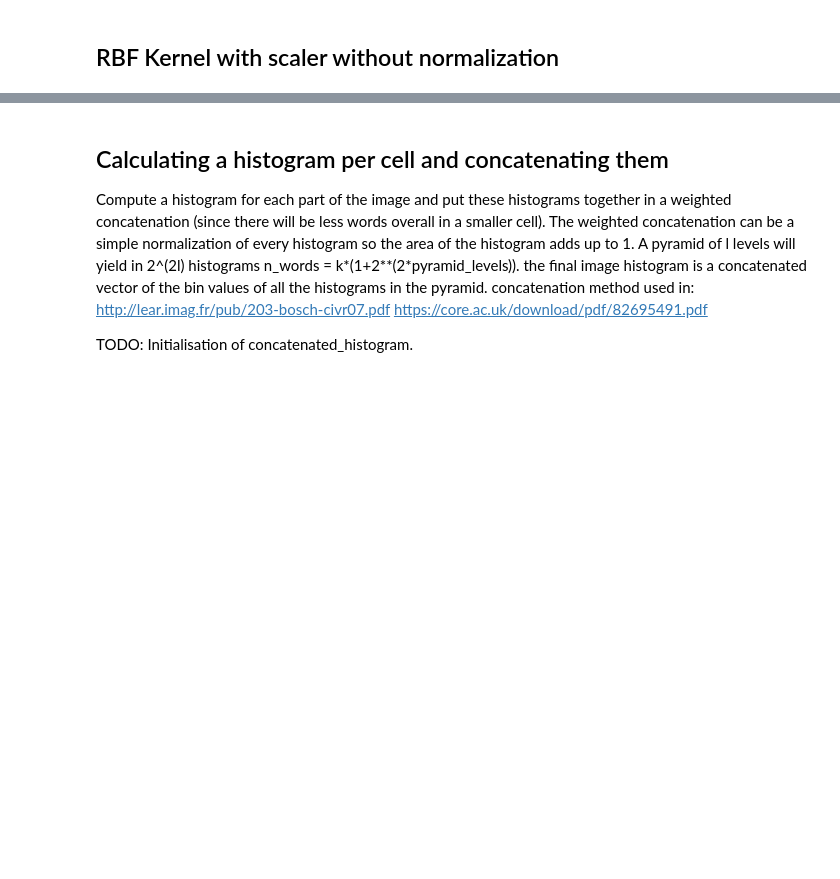
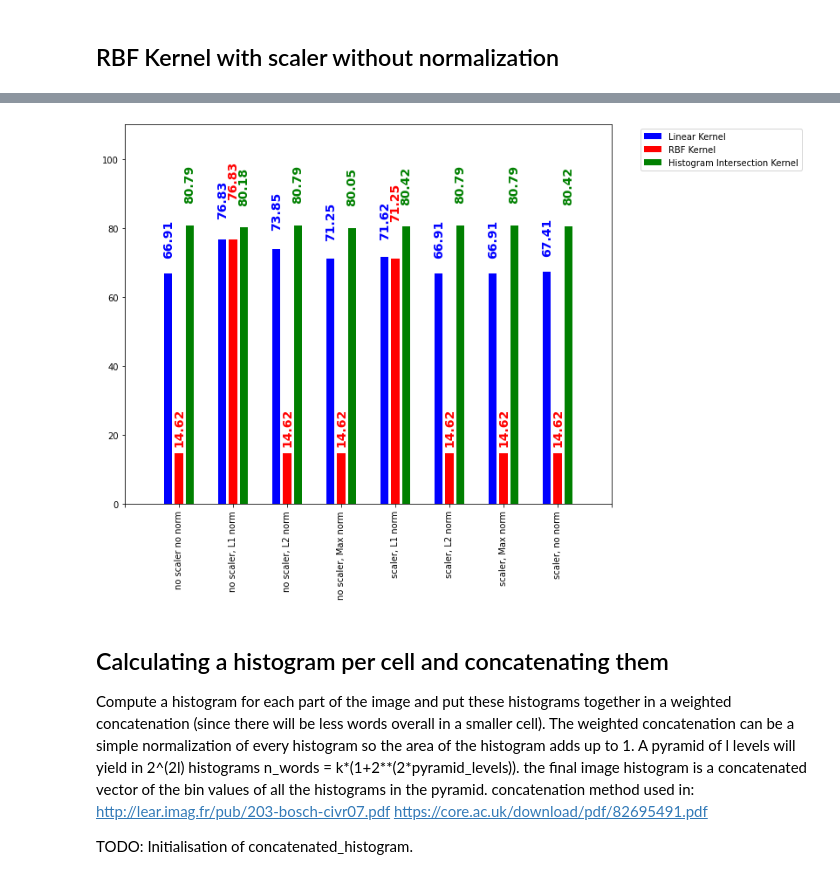
Before and after one commit to StanleyAlbayeros/MCV-M3-MLCV-G02, a Jupyter notebook: SVM_Scale_Norm_data.ipynb, the cells around one changed output, grey strips where cells are left out. Saved outputs shown, nothing was run; the diff lists cells and outputs as text; code cells hidden in the pictures; blank space fills up the shorter version.

Commit message:
scale norm data

```diff
--- a/SVM_Scale_Norm_data.ipynb
+++ b/SVM_Scale_Norm_data.ipynb
@@ -83,0 +102,20 @@ ax.bar(range(0,len(visual_words[0])),visual_words[1])
+# %%
+hist_clf = svm.SVC(kernel=intersection_kernel_cmp)
+hist_clf.fit(visual_words, train_labels)
+visual_words_test=np.zeros((len(test_images_filenames),k),dtype=np.float32)
+
+for i in range(len(test_images_filenames)):
+    filename=test_images_filenames[i]
+    ima=cv2.imread(filename)
+    gray=cv2.cvtColor(ima,cv2.COLOR_BGR2GRAY)
+
+    des=compute_dense_sift(gray,SIFTdetector, step)
+    words=codebook.predict(des)
+    visual_words_test[i,:]=np.bincount(words,minlength=k).reshape(1,-1)
+
+scores = cross_val_score(hist_clf, visual_words_test, test_labels, cv=5)
+hist_accuracy_noNorm_noScaler=scores.mean()*100
+hist_data.append(hist_accuracy_noNorm_noScaler)
+
+
+print("Histogram kernel without scaler without normalization accuracy: {}".format(hist_accuracy_noNorm_noScaler))
@@ -389,0 +590,59 @@ RBF kernel without scaler with normalization accuracy: 14.621578099838967 Time e
+# %%
+outputPickle = "scale_norm_data.pkl"
+file = open(outputPickle, 'rb')
+data = cPickle.load(file)
+file.close()
+for thing in data:
+    print(thing)
+
+lin_graph_data = []
+rbf_graph_data = []
+hist_graph_data = []
+
+lin_graph_data = data[0]
+rbf_graph_data = data[1]
+hist_graph_data = data[2]
+
+length = len(lin_graph_data)
+x = np.arange(length)
+
+categories_labels = ["", "no scaler no norm", "no scaler, L1 norm", "no scaler, L2 norm", "no scaler, Max norm", "scaler, L1 norm", "scaler, L2 norm", "scaler, Max norm", "scaler, no norm"]
+
+fig = plt.figure(figsize=(10,8))
+ax = fig.add_subplot(111)
+
+plt.axis([-1, 8, 0, 110])
+width = 0.2
+barwidth = 0.15
+
+plt.xticks(rotation=90, ha="center")
+ax.set_xticklabels(categories_labels)
+
+
+# plt.scatter(categories_labels, lin_graph_data)
+
+ax.bar(x-width, lin_graph_data, barwidth, color='b', label='Linear Kernel')
+ax.bar(x, rbf_graph_data, barwidth, color='r', label='RBF Kernel')
+ax.bar(x + width, hist_graph_data, barwidth, color='g', label='Histogram Intersection Kernel')
+
+
+# ax.scatter(categories_labels, lin_graph_data, s=150, c='b', marker="D", alpha=1, label='Linear Kernel')
+# ax.scatter(categories_labels, rbf_graph_data, s=150, c='r', marker="s", alpha=0.5,  label='RBF Kernel')
+# ax.scatter(categories_labels, hist_graph_data, s=150, c='g', marker="P", alpha=0.75,  label='Histogram Intersection Kernel')
+
+
+
+plt.legend(loc='upper left', bbox_to_anchor=(1.05, 1));
+
+idx = 0
+
+for i, txt in enumerate(lin_graph_data):
+    lin_txt = "{:.2f}".format(txt)
+    rbf_txt = "{:.2f}".format(rbf_graph_data[i])
+    hist_txt = "{:.2f}".format(hist_graph_data[i])
+    ax.annotate(lin_txt, (i - width, 1.15*lin_graph_data[i]), ha='center', va='center', c='b',weight='bold', size=14, rotation=90)
+    ax.annotate(rbf_txt, (i , 1.15*rbf_graph_data[i]), ha='center', va='bottom', c='r',weight='bold', size=14, rotation=90)
+    ax.annotate(hist_txt, (i+ width, 1.15*hist_graph_data[i]), ha='center', va='center', c='g',weight='bold', size=14, rotation=90)
+
+plt.show()
+# %% [output]
@@ -389,0 +652 @@ RBF kernel without scaler with normalization accuracy: 14.621578099838967 Time e
+[figure, added]
```
Also changed, not shown: parts of 24 cells of this notebook, 1 other file.
